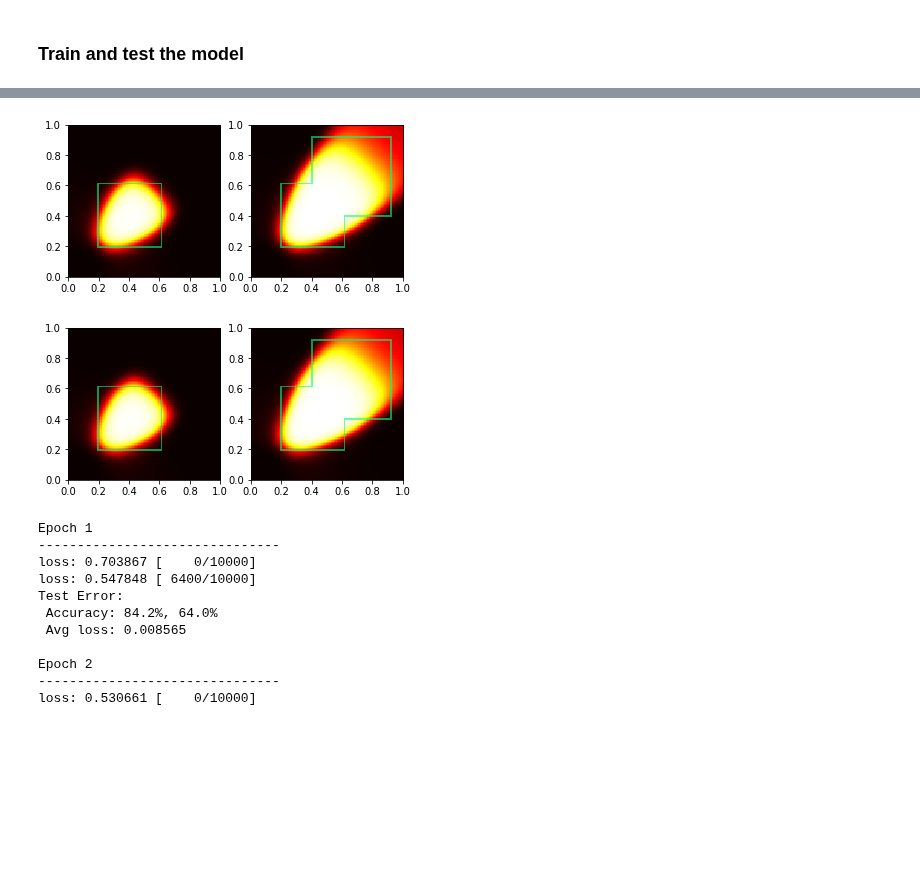
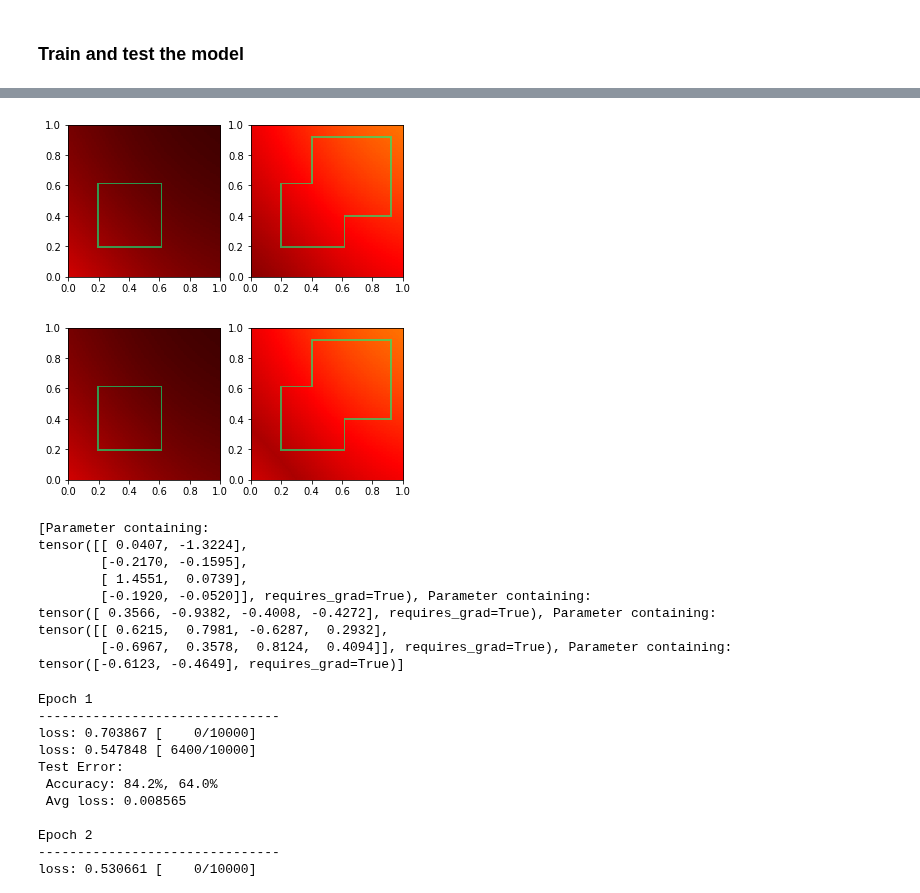
Before and after one commit to atatomir/CCN, a Jupyter notebook: experiments/Rectangles.ipynb, the cells around one changed output, grey strips where cells are left out. Cells and saved outputs as stored; diff of their text form; code cells hidden in the pictures; blank space fills up the shorter version.

```diff
--- a/experiments/Rectangles.ipynb
+++ b/experiments/Rectangles.ipynb
@@ -61,8 +61,13 @@ NeuralNetwork(
 ### Train and test the model
 # %%
 experiment = Experiment('rectangles', model1, shapes, constraints1)
-experiment.run(50, 'cpu', progressive=0)
+experiment.run(10, 'cpu', progressive=0)
 #experiment.save(dir='./models/')
+
+for param in model1.parameters():
+  print(param.grad)
+  print(param.grad.data)
+  print(param.grad.data.norm(2).item())
 # %% [output]
 Epoch 1, Ratio 1.0
 -----------------------
@@ -82,7 +87,16 @@ Created slicer for 1 modules (atoms {0, 1})
 
 Done!
-[figure, old version]
+[figure, new version]
-[figure, old version]
+[figure, new version]
+[Parameter containing:
+tensor([[ 0.0407, -1.3224],
+        [-0.2170, -0.1595],
+        [ 1.4551,  0.0739],
+        [-0.1920, -0.0520]], requires_grad=True), Parameter containing:
+tensor([ 0.3566, -0.9382, -0.4008, -0.4272], requires_grad=True), Parameter containing:
+tensor([[ 0.6215,  0.7981, -0.6287,  0.2932],
+        [-0.6967,  0.3578,  0.8124,  0.4094]], requires_grad=True), Parameter containing:
+tensor([-0.6123, -0.4649], requires_grad=True)]
 # %%
 experiment = Experiment('rectangles-rev', model2, shapes, constraints2)
 experiment.run(50, 'cpu')
```
Also changed, not shown: parts of 1 cell of this notebook, 2 other files.
